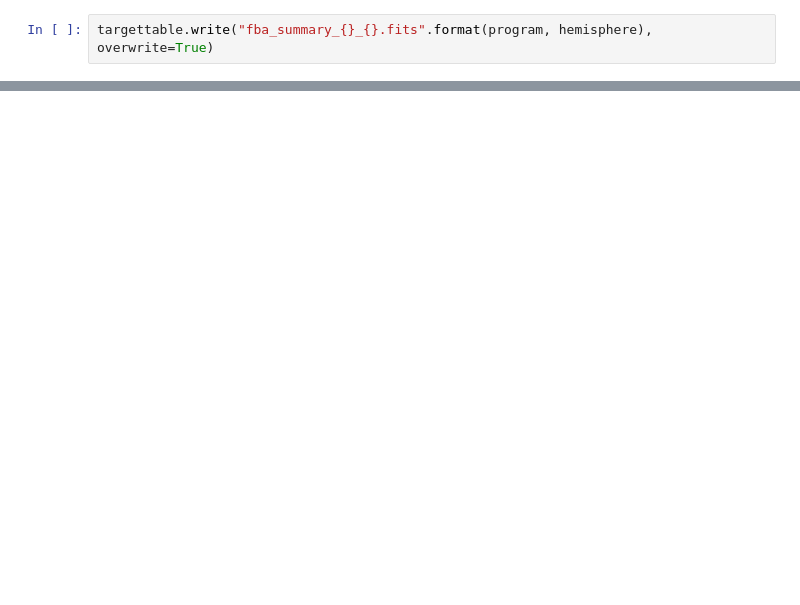
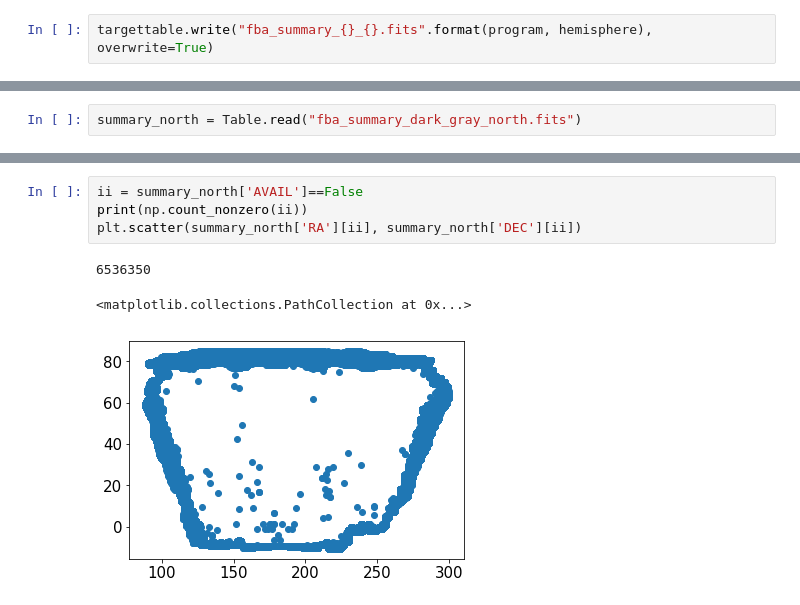
Before and after one commit to forero/SandboxDESI, a Jupyter notebook: DR8/join_results_DR8.ipynb, the cells around one changed output, grey strips where cells are left out. Saved outputs shown, nothing was run; the diff lists cells and outputs as text; blank space fills up the shorter version.

```diff
--- a/DR8/join_results_DR8.ipynb
+++ b/DR8/join_results_DR8.ipynb
@@ -136,0 +128,2 @@ targettable.write("fba_summary_{}_{}.fits".format(program, hemisphere), overwrit
+# %%
+summary_north = Table.read("fba_summary_dark_gray_north.fits")
@@ -136,0 +152,8 @@ targettable.write("fba_summary_{}_{}.fits".format(program, hemisphere), overwrit
+# %%
+ii = summary_north['AVAIL']==False
+print(np.count_nonzero(ii))
+plt.scatter(summary_north['RA'][ii], summary_north['DEC'][ii])
+# %% [output]
+6536350
+<matplotlib.collections.PathCollection at 0x...>
+[figure, added]
```
Also changed, not shown: parts of 12 cells of this notebook.
